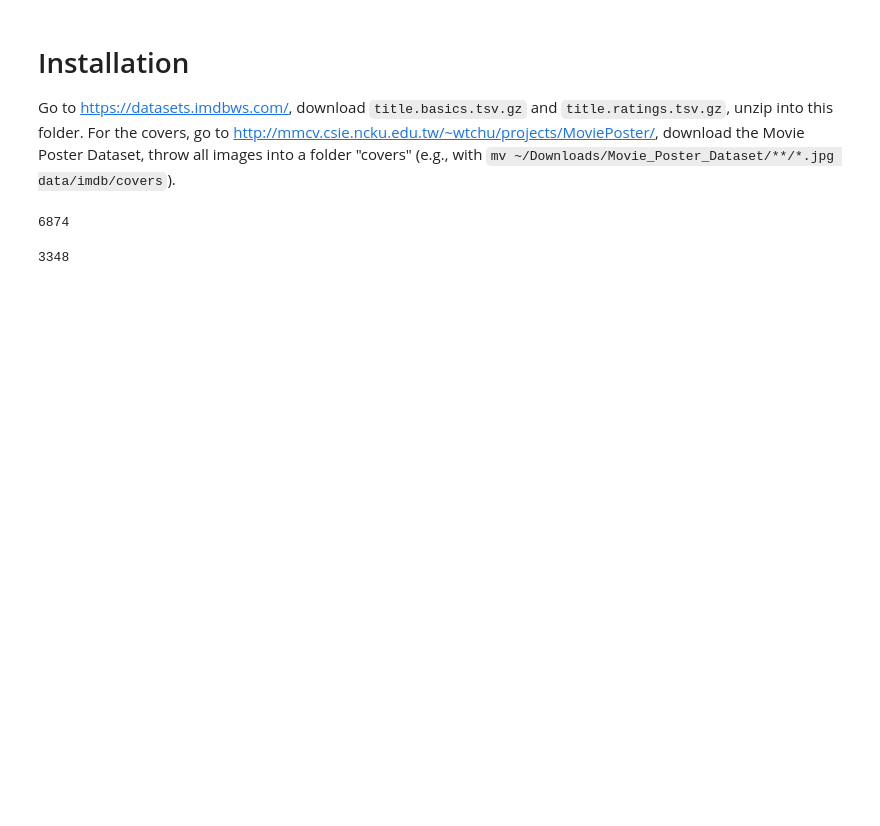
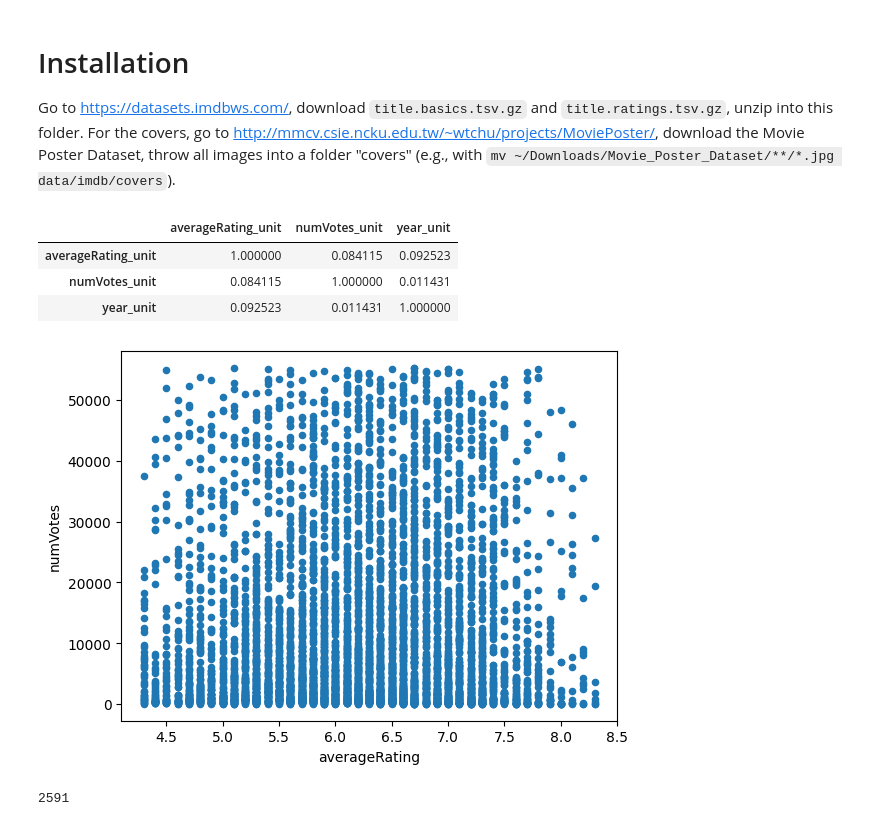
Before and after one commit to npiccolotto/undrground-tubes, a Jupyter notebook: data/imdb/imdb.ipynb, the cells around one changed output. Saved outputs shown, nothing was run; the diff lists cells and outputs as text; code cells hidden in the pictures; blank space fills up the shorter version.

Commit message:
update imdb10 dataset
- add round corners to images
- make images squares to match grid
- preprocess data so that variables are uncorrelated

```diff
--- a/data/imdb/imdb.ipynb
+++ b/data/imdb/imdb.ipynb
@@ -41,23 +41,33 @@ movie_covers = pd.DataFrame({'tconst': tconsts, 'cover': cover_files})
 # merge datasets
 movie_ratings = pd.merge(ratings, movies, how='inner', on='tconst')
 movie_ratings = pd.merge(movie_ratings, movie_covers, how='inner', on='tconst')
-# %%
-# filter for movies that have at least 1000 votes
-movie_ratings = movie_ratings.query('(numVotes >= 1000)')
-# should give around 7K movies
-len(movie_ratings)
-# %% [output]
-6874
 # %%
 movie_ratings['year'] = movie_ratings['startYear'].apply(lambda s: int(s))
 # %%
 # normalize the variables we use for distance (since votes are on a completely different scale than ratings)
-# tbh idk if we need normalization or standardization
-#movie_ratings['averageRating_unit'] = movie_ratings['averageRating'].to_numpy() / 10
-movie_ratings['averageRating_unit'] = zscore(movie_ratings['averageRating'])
-movie_ratings['numVotes_unit'] = zscore(movie_ratings['numVotes'])
-movie_ratings['year_unit'] = zscore(movie_ratings['year'])
-#movie_ratings['numVotes_unit'] = (movie_ratings['numVotes']-movie_ratings['numVotes'].min())/(movie_ratings['numVotes'].max()-movie_ratings['numVotes'].min())
+def mod_zscore(a):
+    med = np.median(a)
+    mad = np.median(np.abs(a - med))
+    return 0.6745*(a-med)/mad
+
+
+movie_ratings['averageRating_unit'] = mod_zscore(movie_ratings['averageRating'])
+movie_ratings['numVotes_unit'] = mod_zscore(movie_ratings['numVotes'])
+movie_ratings['year_unit'] = mod_zscore(movie_ratings['year'])
+# %%
+# there's of course a correlation between average rating and number of votes (people prefer to see good movies!)
+# so we tackle that by only looking at movies within 2 modified z scores
+# remaining correlation some 0.08, leaves us with around 5K movies
+movie_ratings = movie_ratings.query('(averageRating_unit >= -2) and (averageRating_unit <= 2) and (numVotes_unit >= -2) and (numVotes_unit <= 2)')
+
+movie_ratings.plot.scatter(x='averageRating', y='numVotes')
+movie_ratings[['averageRating_unit','numVotes_unit', 'year_unit']].corr()
+# %% [output]
+|  | averageRating_unit | numVotes_unit | year_unit |
+| averageRating_unit | 1.000000 | 0.084115 | 0.092523 |
+| numVotes_unit | 0.084115 | 1.000000 | 0.011431 |
+| year_unit | 0.092523 | 0.011431 | 1.000000 |
+[figure, added]
 # %%
 # filter to top K genres
 # (each genre needs a color, can't do 20-something colors)
@@ -80,7 +90,7 @@ for genre in set(all_genres).difference(set(limit_to_genres)):
     movie_ratings = movie_ratings[movie_ratings[genre_col]== 0]
 len(movie_ratings)
 # %% [output]
-3348
+2591
 # %%
 
 # let's take some movies at random for efficiency
```
Also changed, not shown: parts of 3 cells of this notebook, 22 other files.
